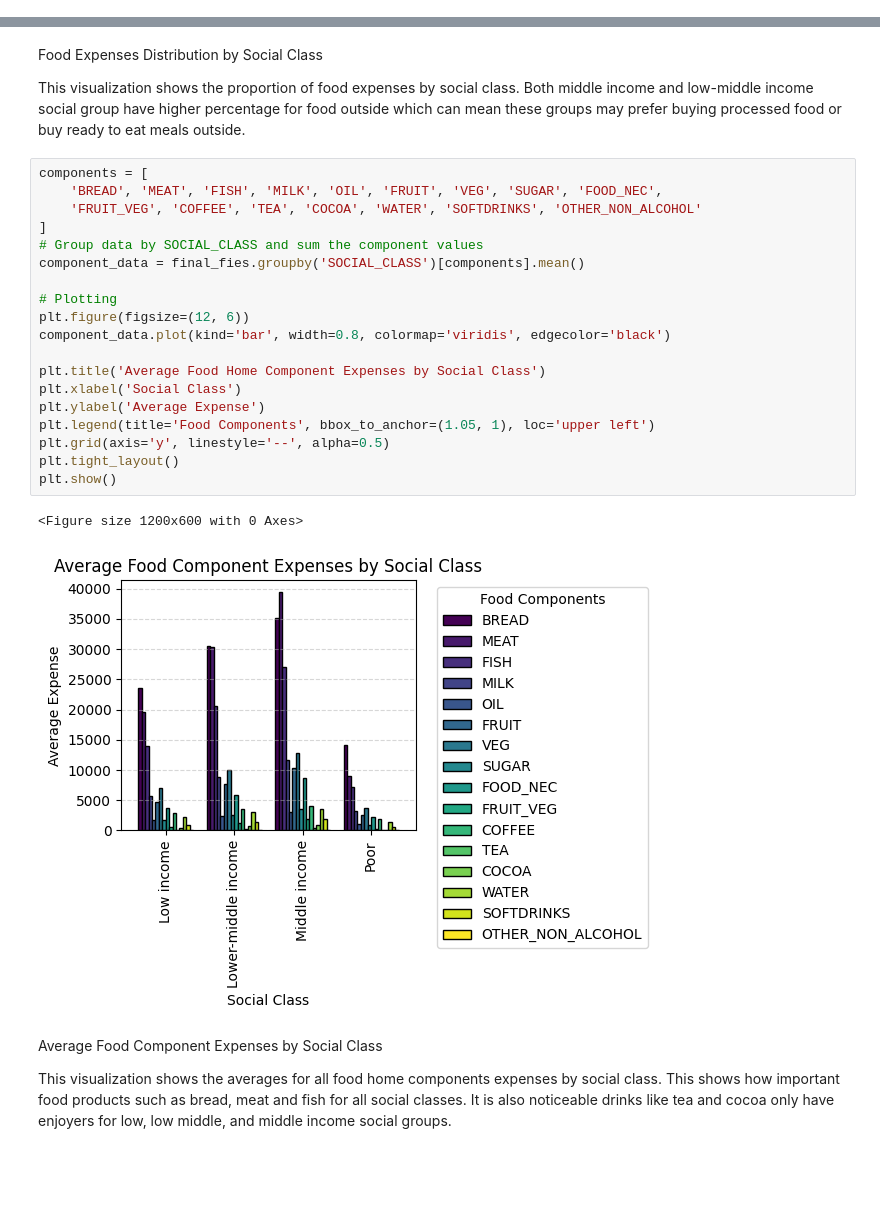
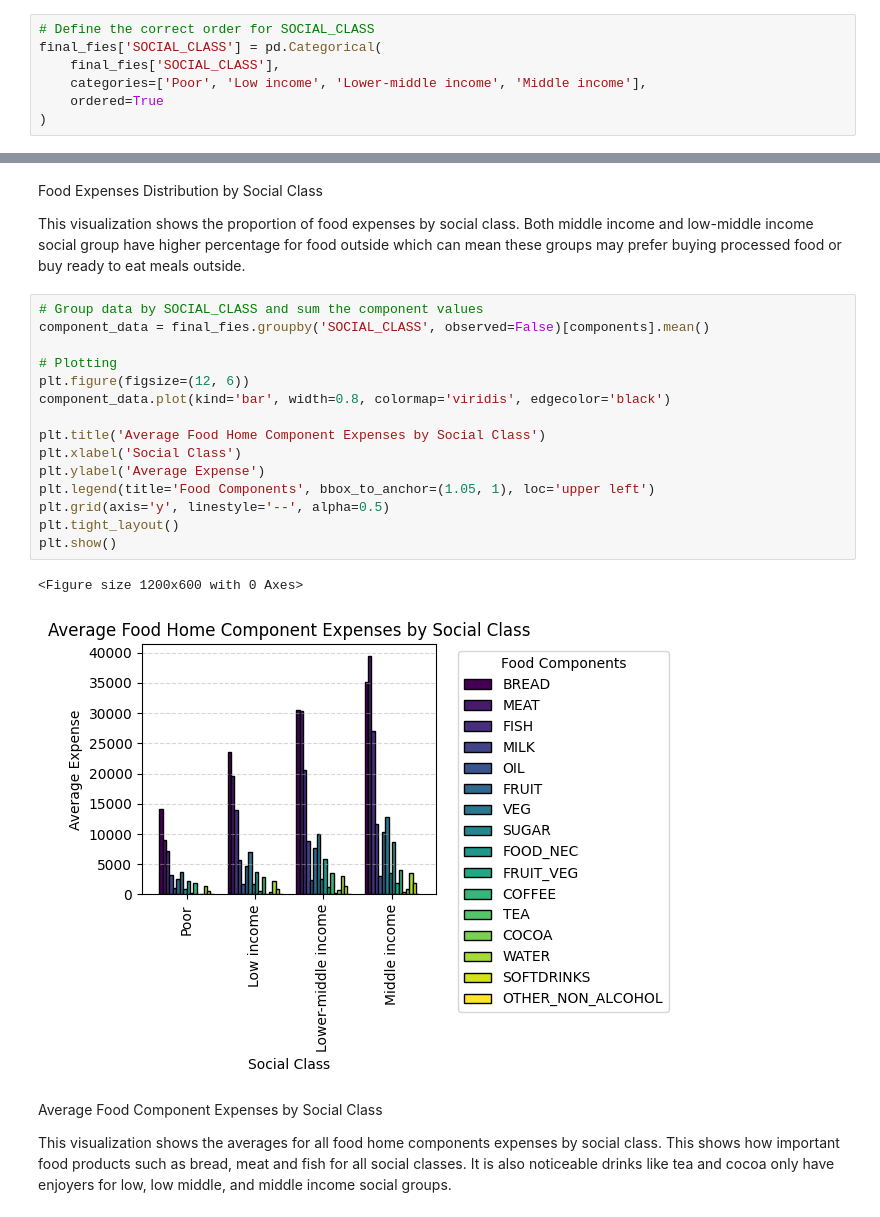
Before and after one commit to JoshuaEntrata/Data-Mining-Prelims-Project, a Jupyter notebook: notebooks/eda/food.ipynb, the cells around one changed output, grey strips where cells are left out. Saved outputs shown, nothing was run; the diff lists cells and outputs as text; blank space fills up the shorter version.

Commit message:
food ordering done

```diff
--- a/notebooks/eda/food.ipynb
+++ b/notebooks/eda/food.ipynb
@@ -44,5 +44,12 @@ final_fies
 | 19490 | 13 | 76 | 126618 | 7607 | 3.0 | 255000 | 0 | 255000 | 0 | 0 | ... |
 | 19491 | 13 | 76 | 126619 | 7607 | 2.0 | 281020 | 0 | 281020 | 0 | 60000 | ... |
 19492 rows × 91 columns
+# %%
+# Define the correct order for SOCIAL_CLASS
+final_fies['SOCIAL_CLASS'] = pd.Categorical(
+    final_fies['SOCIAL_CLASS'],
+    categories=['Poor', 'Low income', 'Lower-middle income', 'Middle income'],
+    ordered=True
+)
 # %%
 # Group data by social class and sum the food expenses
@@ -72,27 +79,23 @@ Food Expenses Distribution by Social Class
 
 This visualization shows the proportion of food expenses by social class. Both middle income and low-middle income social group have higher percentage for food outside which can mean these groups may prefer buying processed food or buy ready to eat meals outside.
 # %%
-components = [
-    'BREAD', 'MEAT', 'FISH', 'MILK', 'OIL', 'FRUIT', 'VEG', 'SUGAR', 'FOOD_NEC',
-    'FRUIT_VEG', 'COFFEE', 'TEA', 'COCOA', 'WATER', 'SOFTDRINKS', 'OTHER_NON_ALCOHOL'
-]
 # Group data by SOCIAL_CLASS and sum the component values
-component_data = final_fies.groupby('SOCIAL_CLASS')[components].mean()
+component_data = final_fies.groupby('SOCIAL_CLASS', observed=False)[components].mean()
 
 # Plotting
 plt.figure(figsize=(12, 6))
 component_data.plot(kind='bar', width=0.8, colormap='viridis', edgecolor='black')
 
 plt.title('Average Food Home Component Expenses by Social Class')
 plt.xlabel('Social Class')
 plt.ylabel('Average Expense')
 plt.legend(title='Food Components', bbox_to_anchor=(1.05, 1), loc='upper left')
 plt.grid(axis='y', linestyle='--', alpha=0.5)
 plt.tight_layout()
 plt.show()
 # %% [output]
 <Figure size 1200x600 with 0 Axes>
-[figure, old version]
+[figure, new version]
 # %% [markdown]
 Average Food Component Expenses by Social Class
 
```
Also changed, not shown: parts of 1 cell of this notebook.
